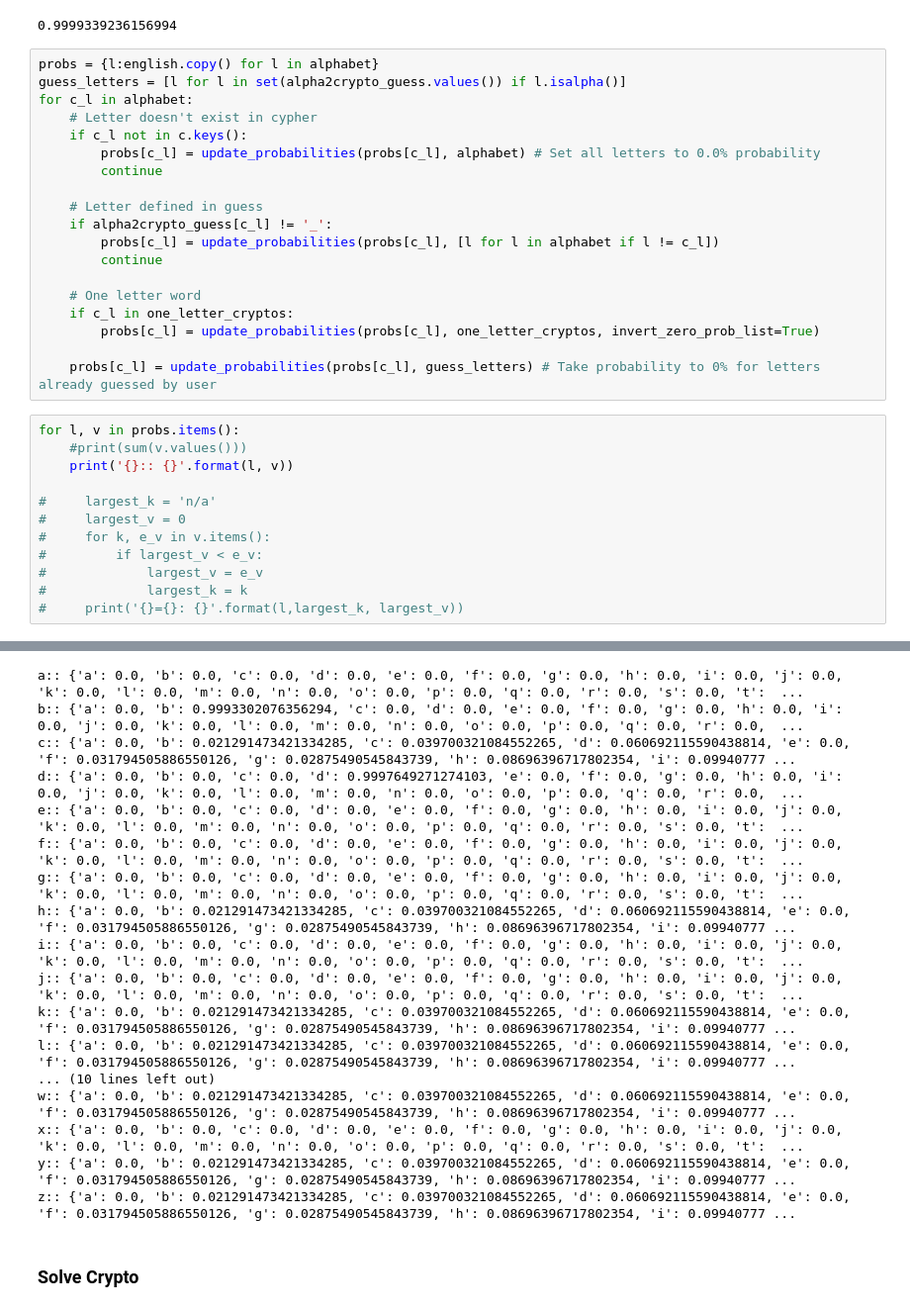
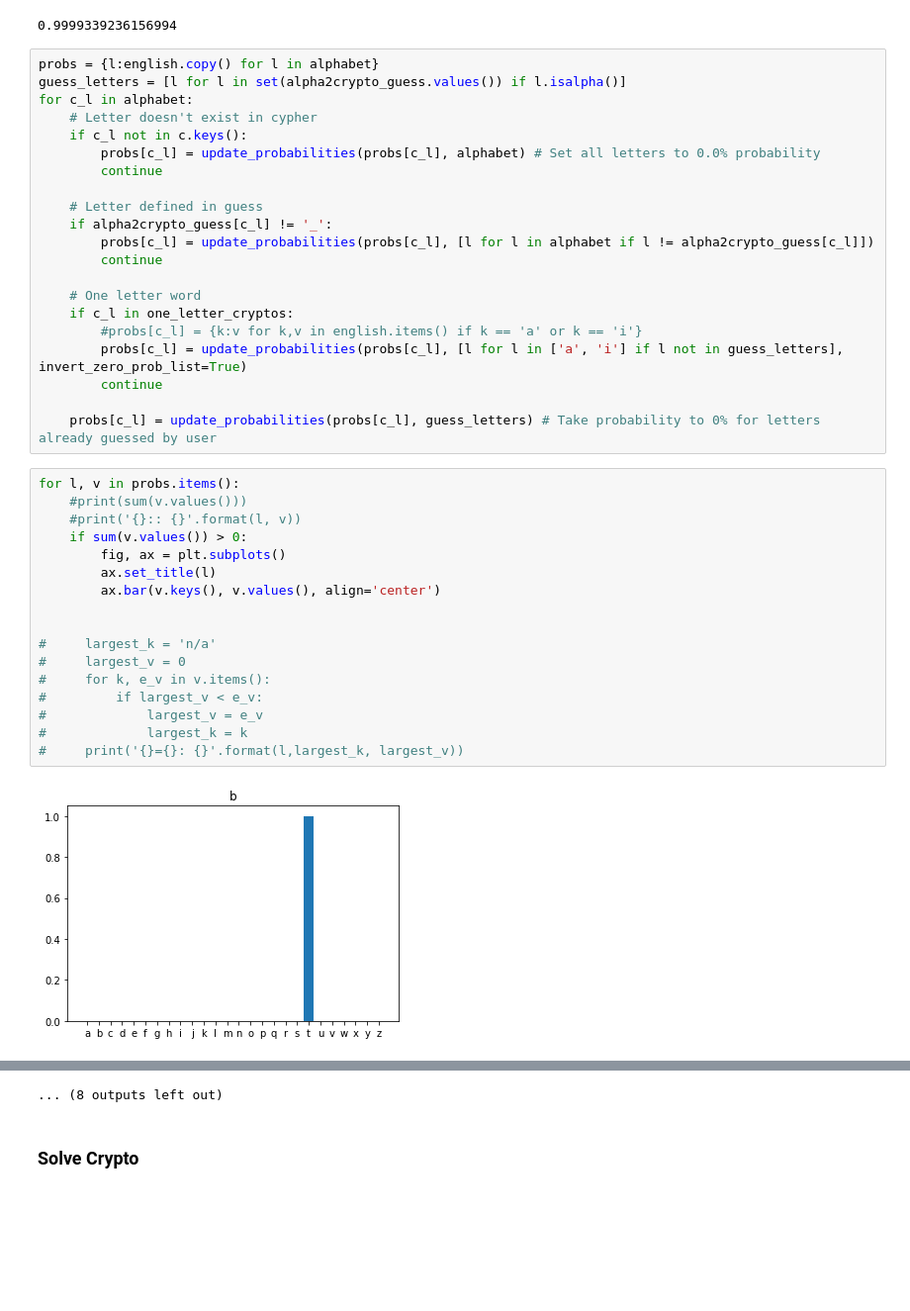
Before and after one commit to coffeenmusic/Substitution_Cryptogram_Helper, a Jupyter notebook: Cryptogram_Helper.ipynb, the cells around one changed output, grey strips where cells are left out. Shown at 99% size. Saved outputs shown, nothing was run; the diff lists cells and outputs as text; blank space fills up the shorter version.

```diff
--- a/Cryptogram_Helper.ipynb
+++ b/Cryptogram_Helper.ipynb
@@ -229,24 +234,32 @@ for c_l in alphabet:
 
     # Letter defined in guess
     if alpha2crypto_guess[c_l] != '_':
-        probs[c_l] = update_probabilities(probs[c_l], [l for l in alphabet if l != c_l])
+        probs[c_l] = update_probabilities(probs[c_l], [l for l in alphabet if l != alpha2crypto_guess[c_l]])
         continue
 
     # One letter word
     if c_l in one_letter_cryptos:
-        probs[c_l] = update_probabilities(probs[c_l], one_letter_cryptos, invert_zero_prob_list=True)
+        #probs[c_l] = {k:v for k,v in english.items() if k == 'a' or k == 'i'}
+        probs[c_l] = update_probabilities(probs[c_l], [l for l in ['a', 'i'] if l not in guess_letters], invert_zero_prob_list=True)
+        continue
 
     probs[c_l] = update_probabilities(probs[c_l], guess_letters) # Take probability to 0% for letters already guessed by user
 # %%
 for l, v in probs.items():
     #print(sum(v.values()))
-    print('{}:: {}'.format(l, v))
+    #print('{}:: {}'.format(l, v))
+    if sum(v.values()) > 0:
+        fig, ax = plt.subplots()
+        ax.set_title(l)
+        ax.bar(v.keys(), v.values(), align='center')
+
 
 #     largest_k = 'n/a'
 #     largest_v = 0
 #     for k, e_v in v.items():
 #         if largest_v < e_v:
 #             largest_v = e_v
 #             largest_k = k
 #     print('{}={}: {}'.format(l,largest_k, largest_v))
 # %% [output]
+[figure, added]
@@ -253,20 +277,4 @@ for l, v in probs.items():
-a:: {'a': 0.0, 'b': 0.0, 'c': 0.0, 'd': 0.0, 'e': 0.0, 'f': 0.0, 'g': 0.0, 'h': 0.0, 'i': 0.0, 'j': 0.0, 'k': 0.0, 'l': 0.0, 'm': 0.0, 'n': 0.0, 'o': 0.0, 'p': 0.0, 'q': 0.0, 'r': 0.0, 's': 0.0, 't':  ...
-b:: {'a': 0.0, 'b': 0.9993302076356294, 'c': 0.0, 'd': 0.0, 'e': 0.0, 'f': 0.0, 'g': 0.0, 'h': 0.0, 'i': 0.0, 'j': 0.0, 'k': 0.0, 'l': 0.0, 'm': 0.0, 'n': 0.0, 'o': 0.0, 'p': 0.0, 'q': 0.0, 'r': 0.0,  ...
-c:: {'a': 0.0, 'b': 0.021291473421334285, 'c': 0.039700321084552265, 'd': 0.060692115590438814, 'e': 0.0, 'f': 0.031794505886550126, 'g': 0.02875490545843739, 'h': 0.08696396717802354, 'i': 0.09940777 ...
-d:: {'a': 0.0, 'b': 0.0, 'c': 0.0, 'd': 0.9997649271274103, 'e': 0.0, 'f': 0.0, 'g': 0.0, 'h': 0.0, 'i': 0.0, 'j': 0.0, 'k': 0.0, 'l': 0.0, 'm': 0.0, 'n': 0.0, 'o': 0.0, 'p': 0.0, 'q': 0.0, 'r': 0.0,  ...
-e:: {'a': 0.0, 'b': 0.0, 'c': 0.0, 'd': 0.0, 'e': 0.0, 'f': 0.0, 'g': 0.0, 'h': 0.0, 'i': 0.0, 'j': 0.0, 'k': 0.0, 'l': 0.0, 'm': 0.0, 'n': 0.0, 'o': 0.0, 'p': 0.0, 'q': 0.0, 'r': 0.0, 's': 0.0, 't':  ...
-f:: {'a': 0.0, 'b': 0.0, 'c': 0.0, 'd': 0.0, 'e': 0.0, 'f': 0.0, 'g': 0.0, 'h': 0.0, 'i': 0.0, 'j': 0.0, 'k': 0.0, 'l': 0.0, 'm': 0.0, 'n': 0.0, 'o': 0.0, 'p': 0.0, 'q': 0.0, 'r': 0.0, 's': 0.0, 't':  ...
-g:: {'a': 0.0, 'b': 0.0, 'c': 0.0, 'd': 0.0, 'e': 0.0, 'f': 0.0, 'g': 0.0, 'h': 0.0, 'i': 0.0, 'j': 0.0, 'k': 0.0, 'l': 0.0, 'm': 0.0, 'n': 0.0, 'o': 0.0, 'p': 0.0, 'q': 0.0, 'r': 0.0, 's': 0.0, 't':  ...
-h:: {'a': 0.0, 'b': 0.021291473421334285, 'c': 0.039700321084552265, 'd': 0.060692115590438814, 'e': 0.0, 'f': 0.031794505886550126, 'g': 0.02875490545843739, 'h': 0.08696396717802354, 'i': 0.09940777 ...
-i:: {'a': 0.0, 'b': 0.0, 'c': 0.0, 'd': 0.0, 'e': 0.0, 'f': 0.0, 'g': 0.0, 'h': 0.0, 'i': 0.0, 'j': 0.0, 'k': 0.0, 'l': 0.0, 'm': 0.0, 'n': 0.0, 'o': 0.0, 'p': 0.0, 'q': 0.0, 'r': 0.0, 's': 0.0, 't':  ...
-j:: {'a': 0.0, 'b': 0.0, 'c': 0.0, 'd': 0.0, 'e': 0.0, 'f': 0.0, 'g': 0.0, 'h': 0.0, 'i': 0.0, 'j': 0.0, 'k': 0.0, 'l': 0.0, 'm': 0.0, 'n': 0.0, 'o': 0.0, 'p': 0.0, 'q': 0.0, 'r': 0.0, 's': 0.0, 't':  ...
-k:: {'a': 0.0, 'b': 0.021291473421334285, 'c': 0.039700321084552265, 'd': 0.060692115590438814, 'e': 0.0, 'f': 0.031794505886550126, 'g': 0.02875490545843739, 'h': 0.08696396717802354, 'i': 0.09940777 ...
-l:: {'a': 0.0, 'b': 0.021291473421334285, 'c': 0.039700321084552265, 'd': 0.060692115590438814, 'e': 0.0, 'f': 0.031794505886550126, 'g': 0.02875490545843739, 'h': 0.08696396717802354, 'i': 0.09940777 ...
-... (10 lines left out)
-w:: {'a': 0.0, 'b': 0.021291473421334285, 'c': 0.039700321084552265, 'd': 0.060692115590438814, 'e': 0.0, 'f': 0.031794505886550126, 'g': 0.02875490545843739, 'h': 0.08696396717802354, 'i': 0.09940777 ...
-x:: {'a': 0.0, 'b': 0.0, 'c': 0.0, 'd': 0.0, 'e': 0.0, 'f': 0.0, 'g': 0.0, 'h': 0.0, 'i': 0.0, 'j': 0.0, 'k': 0.0, 'l': 0.0, 'm': 0.0, 'n': 0.0, 'o': 0.0, 'p': 0.0, 'q': 0.0, 'r': 0.0, 's': 0.0, 't':  ...
-y:: {'a': 0.0, 'b': 0.021291473421334285, 'c': 0.039700321084552265, 'd': 0.060692115590438814, 'e': 0.0, 'f': 0.031794505886550126, 'g': 0.02875490545843739, 'h': 0.08696396717802354, 'i': 0.09940777 ...
-z:: {'a': 0.0, 'b': 0.021291473421334285, 'c': 0.039700321084552265, 'd': 0.060692115590438814, 'e': 0.0, 'f': 0.031794505886550126, 'g': 0.02875490545843739, 'h': 0.08696396717802354, 'i': 0.09940777 ...
+... (8 outputs left out)
 # %% [markdown]
 ### Solve Crypto
 # %%
```
Also changed, not shown: parts of 11 cells of this notebook.
